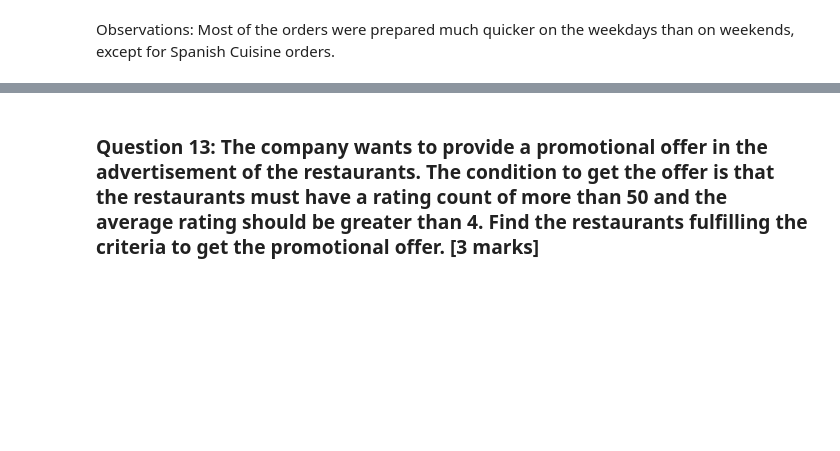
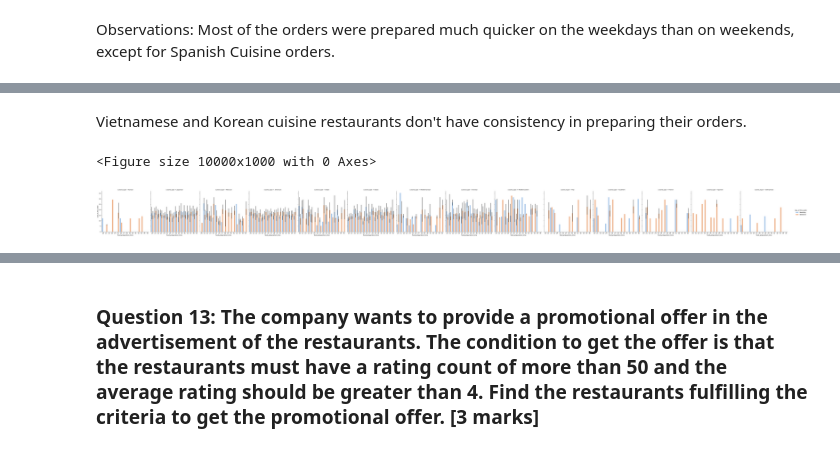
Before and after one commit to braju78/pythonFundamentals, a Jupyter notebook: Week5 PROJECT - Food hub Case Study/Learner_Notebook_Full_Code.ipynb, the cells around one changed output, grey strips where cells are left out. Saved outputs shown, nothing was run; the diff lists cells and outputs as text; code cells hidden in the pictures; blank space fills up the shorter version.

```diff
--- a/Week5 PROJECT - Food hub Case Study/Learner_Notebook_Full_Code.ipynb
+++ b/Week5 PROJECT - Food hub Case Study/Learner_Notebook_Full_Code.ipynb
@@ -284,0 +294,9 @@ Observations: Most of the orders were prepared much quicker on the weekdays than
+# %% [markdown]
+Vietnamese and Korean cuisine restaurants don't have consistency in preparing their orders.
+# %%
+#sns.catplot(data = df , x = 'delivery_time' , y = 'cuisine_type', kind='point');
+plt.figure(figsize=(100,10))
+sns.catplot(data=df, x='food_preparation_time', y='cost_of_the_order', hue='day_of_the_week', col='cuisine_type', kind='bar', palette='pastel');
+# %% [output]
+<Figure size 10000x1000 with 0 Axes>
+[figure, added]
```
Also changed, not shown: parts of 4 cells of this notebook.
